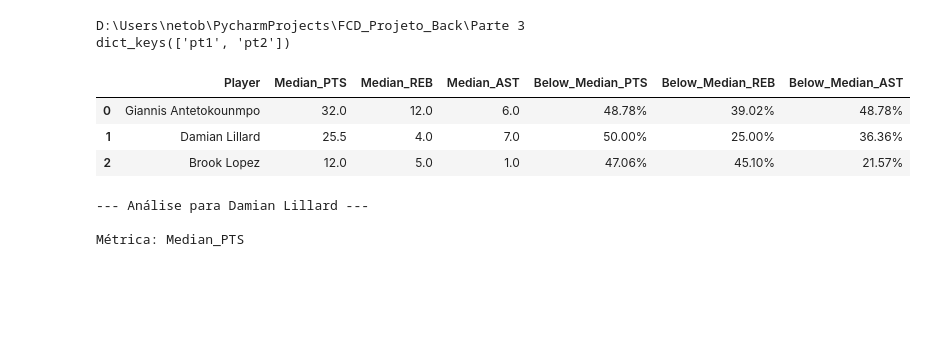
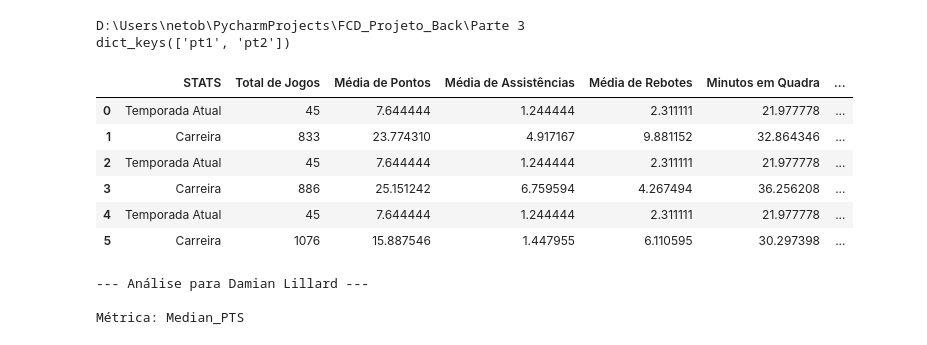
Before and after one commit to DavyEugenio/FCD_Projeto_Back, a Jupyter notebook: Parte 3/PROJETO_CD_PT3.ipynb, the cells around one changed output. Saved outputs shown, nothing was run; the diff lists cells and outputs as text; code cells hidden in the pictures; blank space fills up the shorter version.

```diff
--- a/Parte 3/PROJETO_CD_PT3.ipynb
+++ b/Parte 3/PROJETO_CD_PT3.ipynb
@@ -22,38 +22,41 @@ player_names = ["Damian Lillard", "Giannis Antetokounmpo", "Brook Lopez"]
 player_ids = {
     player['full_name']: player['id']
     for player in players_list if player['full_name'] in player_names
 }
 paths_to_csvs = {
     'pt1' : {},
     'pt2' : {
         'rf1': "../Parte2/results/pt2/rf1.csv",
         'rf2': "../Parte2/results/pt2/rf2.csv",
         'rf3': "../Parte2/results/pt2/rf3.csv",
         'rf4': "../Parte2/results/pt2/rf4.csv",
         'rf5': "../Parte2/results/pt2/rf5.csv",
         'rf6': "../Parte2/results/pt2/rf6.csv",
         'rf7': "../Parte2/results/pt2/rf7.csv",
         'rf8': "../Parte2/results/pt2/rf8.csv",
         'rf9': "../Parte2/results/pt2/rf9.csv",
         'rf10': "../Parte2/results/pt2/rf10.csv",
     }
 }
 print(os.getcwd())
 csv_data = {
     key: {subkey: pd.read_csv(path) for subkey, path in subdict.items()}
     for key, subdict in paths_to_csvs.items()
 }
 
 # Exibir as chaves para verificar a estrutura
 print(csv_data.keys())
-csv_data['pt2']['rf6']
+csv_data['pt2']['rf10']
 # %% [output]
 D:\Users\netob\PycharmProjects\FCD_Projeto_Back\Parte 3
 dict_keys(['pt1', 'pt2'])
-|  | Player | Median_PTS | Median_REB | Median_AST | Below_Median_PTS | Below_Median_REB | Below_Median_AST |
-| 0 | Giannis Antetokounmpo | 32.0 | 12.0 | 6.0 | 48.78% | 39.02% | 48.78% |
-| 1 | Damian Lillard | 25.5 | 4.0 | 7.0 | 50.00% | 25.00% | 36.36% |
-| 2 | Brook Lopez | 12.0 | 5.0 | 1.0 | 47.06% | 45.10% | 21.57% |
+|  | STATS | Total de Jogos | Média de Pontos | Média de Assistências | Média de Rebotes | Minutos em Quadra | ... |
+| 0 | Temporada Atual | 45 | 7.644444 | 1.244444 | 2.311111 | 21.977778 | ... |
+| 1 | Carreira | 833 | 23.774310 | 4.917167 | 9.881152 | 32.864346 | ... |
+| 2 | Temporada Atual | 45 | 7.644444 | 1.244444 | 2.311111 | 21.977778 | ... |
+| 3 | Carreira | 886 | 25.151242 | 6.759594 | 4.267494 | 36.256208 | ... |
+| 4 | Temporada Atual | 45 | 7.644444 | 1.244444 | 2.311111 | 21.977778 | ... |
+| 5 | Carreira | 1076 | 15.887546 | 1.447955 | 6.110595 | 30.297398 | ... |
 # %%
 # RF1 - Modelagem de eventos extremos (Método de Gumbel)
 
```
Also changed, not shown: 2 other files.
